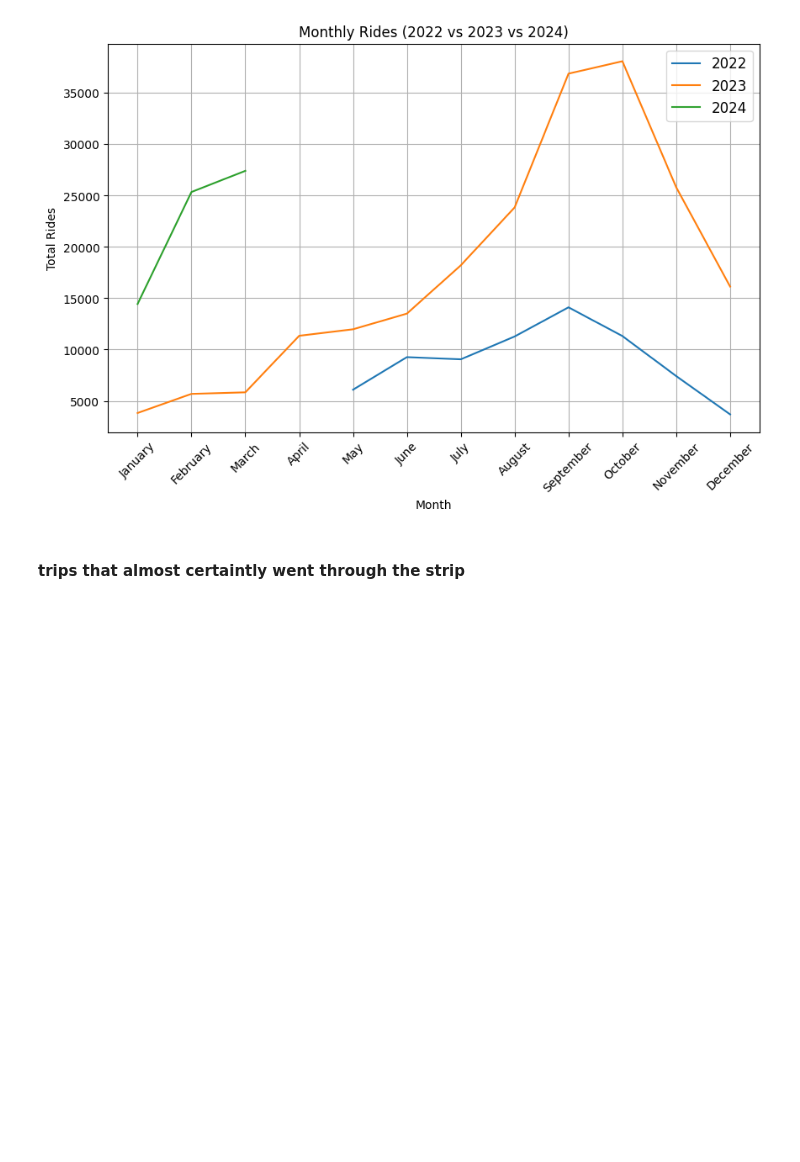
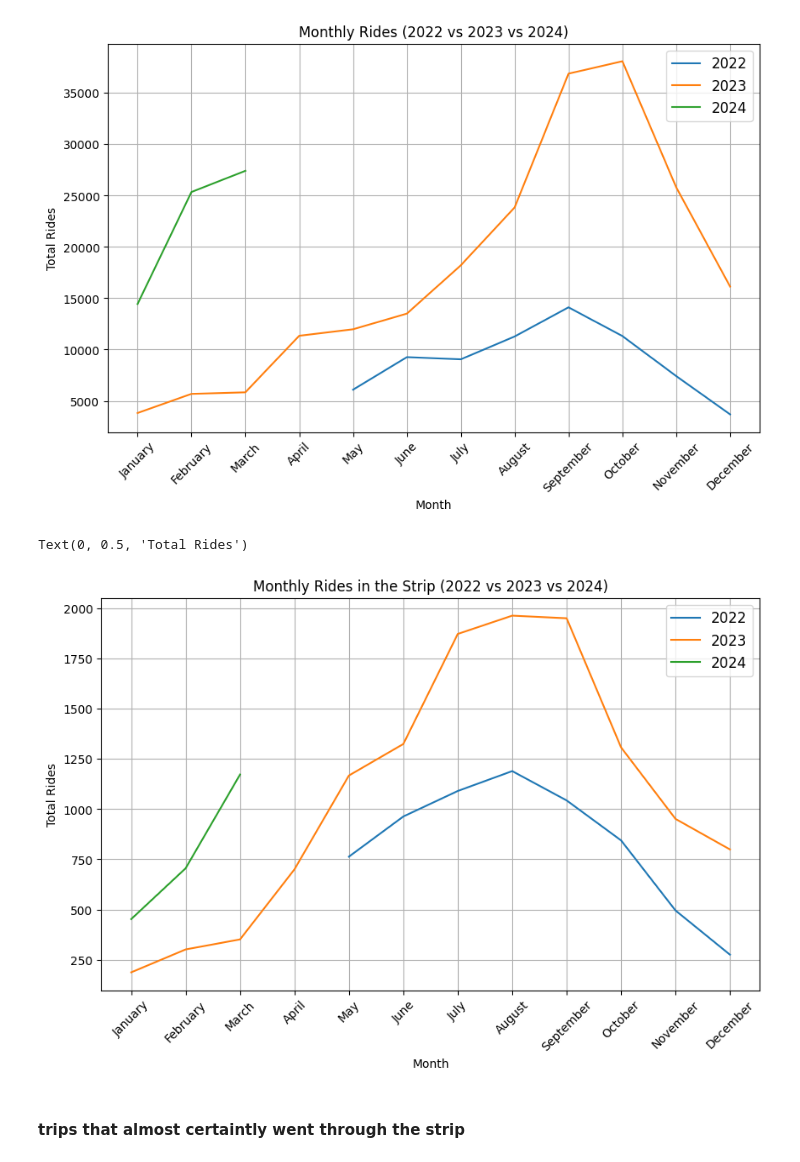
Before and after one commit to BenWSingleton/POGOH_Analysis, a Jupyter notebook: analysis.ipynb, the cells around one changed output. Saved outputs shown, nothing was run; the diff lists cells and outputs as text; code cells hidden in the pictures; blank space fills up the shorter version.

Commit message:
graphs

```diff
--- a/analysis.ipynb
+++ b/analysis.ipynb
@@ -289,6 +289,25 @@ plt.ylabel("Total Rides")
 # %% [output]
 Text(0, 0.5, 'Total Rides')
 [figure]
+# %%
+total_strip_rides_2022 = df[(df['Start Date'].dt.year==2022) & ((df['Start Station Neighborhood']=='Strip District') | (df['End Station Neighborhood']=='Strip District'))].groupby(df['Start Date'].dt.month).size()
+total_strip_rides_2023 = df[(df['Start Date'].dt.year==2023) & ((df['Start Station Neighborhood']=='Strip District') | (df['End Station Neighborhood']=='Strip District'))].groupby(df['Start Date'].dt.month).size()
+total_strip_rides_2024 = df[(df['Start Date'].dt.year==2024) & ((df['Start Station Neighborhood']=='Strip District') | (df['End Station Neighborhood']=='Strip District'))].groupby(df['Start Date'].dt.month).size()
+# %%
+plt.figure(figsize=(10, 6))
+plt.plot(total_strip_rides_2022.index, total_strip_rides_2022, label='2022')
+plt.plot(total_strip_rides_2023.index, total_strip_rides_2023, label='2023')
+plt.plot(total_strip_rides_2024.index, total_strip_rides_2024, label='2024')
+month_names = ['January', 'February', 'March', 'April', 'May', 'June', 'July', 'August', 'September', 'October', 'November', 'December']
+plt.xticks(np.arange(1, len(month_names)+1), month_names, rotation=45)
+plt.legend(fontsize='large')
+plt.grid(True)
+plt.title("Monthly Rides in the Strip (2022 vs 2023 vs 2024)")
+plt.xlabel("Month")
+plt.ylabel("Total Rides")
+# %% [output]
+Text(0, 0.5, 'Total Rides')
+[figure, added]
 # %% [markdown]
 #### trips that almost certaintly went through the strip
 # %%
```
